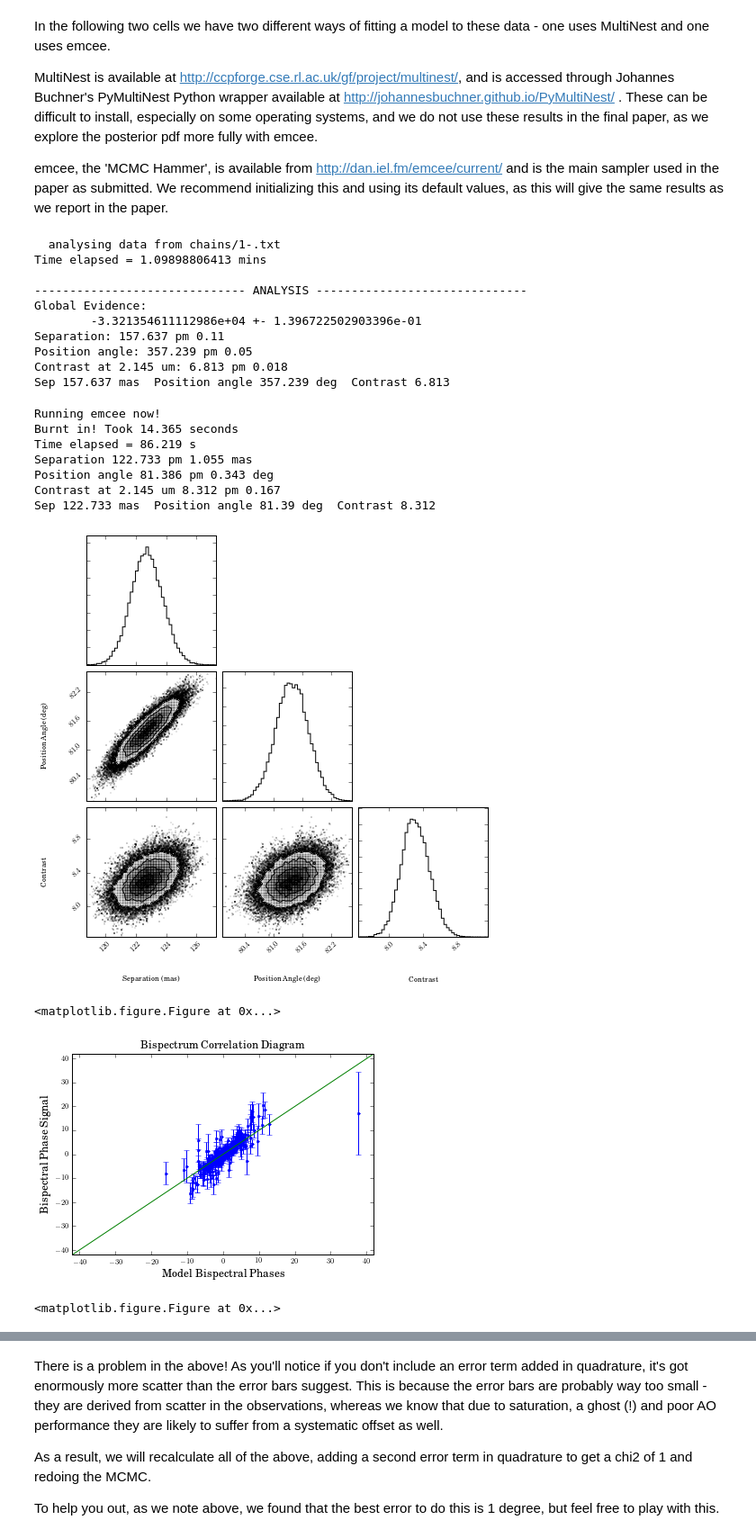
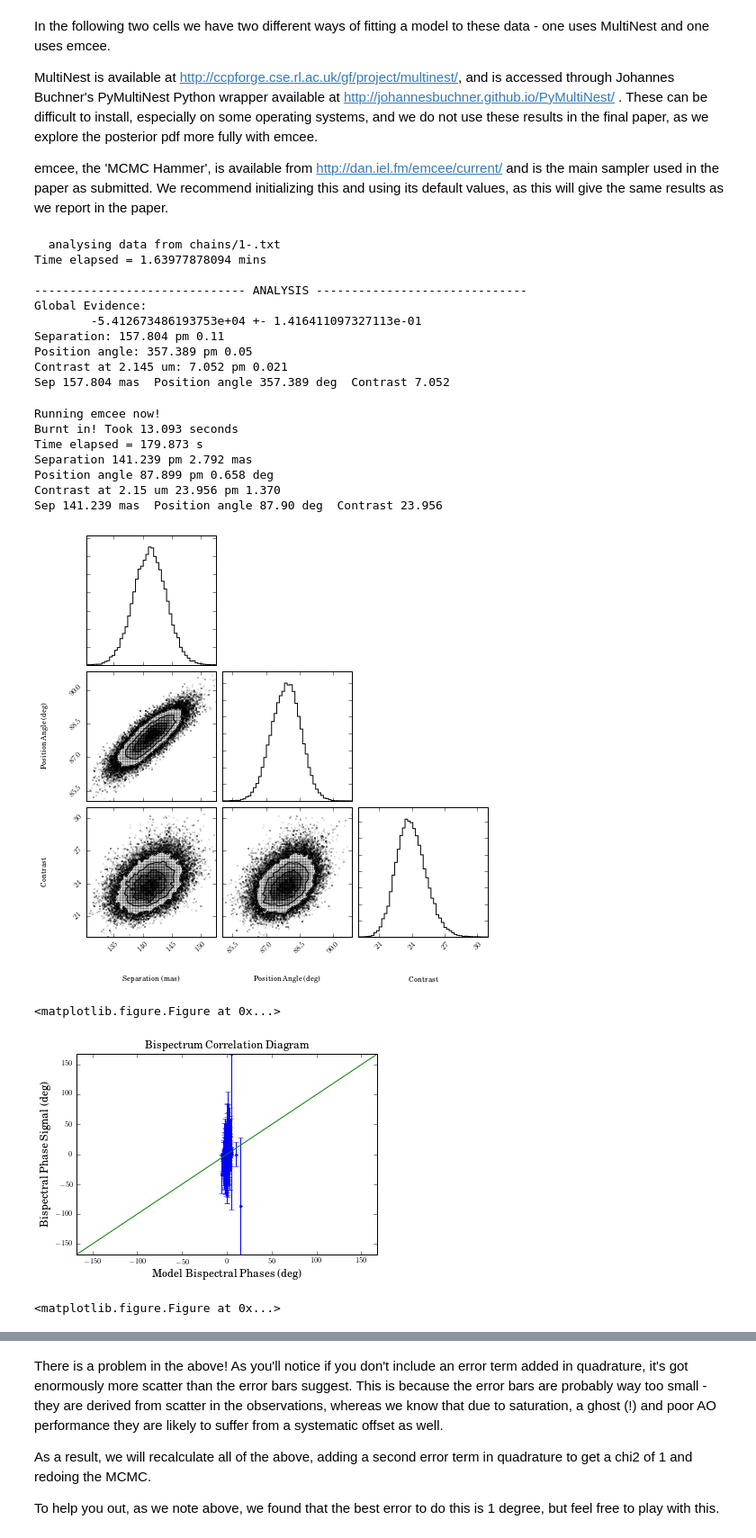
Before and after one commit to benjaminpope/pysco, a Jupyter notebook: analysis.ipynb, the cells around one changed output, grey strips where cells are left out. Shown: that part at 90% size. Saved outputs shown, nothing was run; the diff lists cells and outputs as text; code cells hidden in the pictures.

Commit message:
bispec tolerancce

```diff
--- a/analysis.ipynb
+++ b/analysis.ipynb
@@ -23,7 +23,7 @@ ddir = "/home/ben/Research/pharo/data/" # data directory
 bandn = 'Ks'
 # bandn = 'ch4' # this gives vaguely right astrometry at its best fit but a remarkably poor fit overall! try if you like
 
-num = 0 #0 for alpha Oph, 1 sim with masking params, 2 for sim with kp params
+num = 2 #0 for alpha Oph, 1 sim with masking params, 2 for sim with kp params
 
 tnames = ['alpOph','epsOph','epsHer']
 
@@ -169,6 +177,9 @@ if bispec:
 
         b.bsp = np.mean(b.bsp,axis=0)
         b.nsets = 1
+    else:
+        a.bspe = errors
+        a.nsets = 1
 # %% [output]
 Doing Bispectrum!
 # %%
@@ -184,11 +195,11 @@ if num == 0:
     a.kpe = np.sqrt(a.kpe**2. + b.kpe**2.+ addederror**2.) #add statistical and measurement in quadrature
     if bispec:
         print 'Calibrating Bispectrum'
-        bsp_addederror = 4.5
+        bsp_addederror = 5.3
         a.bsp -= b.bsp
         a.bspe = np.sqrt(a.bspe**2. + b.bspe**2. * bsp_addederror**2)
 else:
-    addederror = 10.0
+    addederror = 1.05
     print 'no systematic subtraction'
     a.kpe = np.sqrt(a.kpe**2. + addederror**2.) #add statistical and measurement in quadrature
     print addederror
@@ -196,4 +207,5 @@ else:
 
 # you may want to add an error term in quadrature - see the note later! We can cheat and tell you that 1. should do the job,
 # but try 0 if you want to see how well it does without it
+# a.kpe = error_kp
 # %% [output]
@@ -215,17 +228,17 @@ params = [results[0]['median'],results[1]['median'],results[2]['median']]
 print 'Sep %.3f mas  Position angle %.3f deg  Contrast %.3f' % (params[0], params[1], params[2])
 # %% [output]
   analysing data from chains/1-.txt
-Time elapsed = 1.09898806413 mins
+Time elapsed = 1.63977878094 mins
 
 ------------------------------ ANALYSIS ------------------------------
 Global Evidence:
-        -3.321354611112986e+04 +- 1.396722502903396e-01
-Separation: 157.637 pm 0.11
-Position angle: 357.239 pm 0.05
-Contrast at 2.145 um: 6.813 pm 0.018
-Sep 157.637 mas  Position angle 357.239 deg  Contrast 6.813
+        -5.412673486193753e+04 +- 1.416411097327113e-01
+Separation: 157.804 pm 0.11
+Position angle: 357.389 pm 0.05
+Contrast at 2.145 um: 7.052 pm 0.021
+Sep 157.804 mas  Position angle 357.389 deg  Contrast 7.052
 # %%
-flatchain = pysco.hammer(a,ivar = [131.23, 83, 20.59], burnin=200, nsteps=1000, paramlimits=[40,250,0,360,5,50.],
+flatchain = pysco.hammer(a,ivar = [131.23, 82.84, 27.59], burnin=100, nsteps=1000, paramlimits=[40,250,0,360,5,50.],
                          bispec=bispec)
 # Parameters as determined by aperture masking: [131.23, 82.84, 27.59]
 
@@ -243,12 +256,12 @@ print 'Sep %.3f mas  Position angle %.2f deg  Contrast %.3f' % (sep, th, con)
 params = [sep,th,con]
 # %% [output]
 Running emcee now!
-Burnt in! Took 14.365 seconds
-Time elapsed = 86.219 s
-Separation 122.733 pm 1.055 mas
-Position angle 81.386 pm 0.343 deg
-Contrast at 2.145 um 8.312 pm 0.167
-Sep 122.733 mas  Position angle 81.39 deg  Contrast 8.312
+Burnt in! Took 13.093 seconds
+Time elapsed = 179.873 s
+Separation 141.239 pm 2.792 mas
+Position angle 87.899 pm 0.658 deg
+Contrast at 2.15 um 23.956 pm 1.370
+Sep 141.239 mas  Position angle 87.90 deg  Contrast 23.956
 # %%
 # now plot your results! requires emcee output
 # if you have outliers you may have to fiddle with the extents
@@ -257,44 +270,46 @@ fig = triangle.corner(flatchain, labels=["Separation (mas)", "Position Angle (de
 plt.show()
 plt.savefig('./posterior.png')
 # %% [output]
-[figure, old version]
+[figure, new version]
 <matplotlib.figure.Figure at 0x...>
 # %%
 params = [sep,th,con]
-# params = [131.23,83, 19.59]
+# params = [131.23,100, 19.7]
 d = pysco.binary_model(params,a.kpi,a.hdr,bispec=bispec)
 
 plt.clf()
 if bispec:
-    plt.errorbar(d[np.abs(a.bsp)<50],a.bsp[np.abs(a.bsp)<50],yerr=a.bspe[np.abs(a.bsp)<50],fmt='b.')
+#     plt.errorbar(d[np.abs(a.bsp)<50],a.bsp[np.abs(a.bsp)<50],yerr=a.bspe[np.abs(a.bsp)<50],fmt='b.')
+    plt.errorbar(d,a.bsp,yerr=a.bspe,fmt='b.')
     mm = np.round(np.max(np.abs(a.bsp)))
-    mm = 42
+#     mm = 42
+#     mm = 10
     plt.axis([-mm,mm,-mm,mm],fontsize='large')
 else:
     mm = np.round(np.max(np.abs(a.kpd)))
     plt.errorbar(d,a.kpd,yerr=a.kpe,fmt='b.')
     plt.axis('tight',fontsize='large')
 plt.plot([-mm,mm],[-mm,mm], 'g')
 
 
 if bispec:
-    plt.xlabel('Model Bispectral Phases',fontsize='large')
-    plt.ylabel('Bispectral Phase Signal', fontsize='large')
+    plt.xlabel('Model Bispectral Phases (deg)',fontsize='large')
+    plt.ylabel('Bispectral Phase Signal (deg)', fontsize='large')
     plt.title('Bispectrum Correlation Diagram',
           fontsize='large')
 elif no_kp:
     plt.xlabel('Model Phases',fontsize='large')
     plt.ylabel('Raw Phase Signal', fontsize='large')
     plt.title('Raw Phase Correlation Diagram',
           fontsize='large')
 else:
-    plt.xlabel('Model Kernel Phases',fontsize='large')
-    plt.ylabel('Kernel Phase Signal', fontsize='large')
+    plt.xlabel('Model Kernel Phases (deg)',fontsize='large')
+    plt.ylabel('Kernel Phase Signal (deg)', fontsize='large')
     plt.title('Kernel Phase Correlation Diagram',
 		  fontsize='large')
 plt.draw()
 plt.show()
 plt.savefig('./correlation_Ks.png')
 # %% [output]
-[figure, old version]
+[figure, new version]
 <matplotlib.figure.Figure at 0x...>
```
Also changed, not shown: parts of 16 cells of this notebook, 1 other file.
